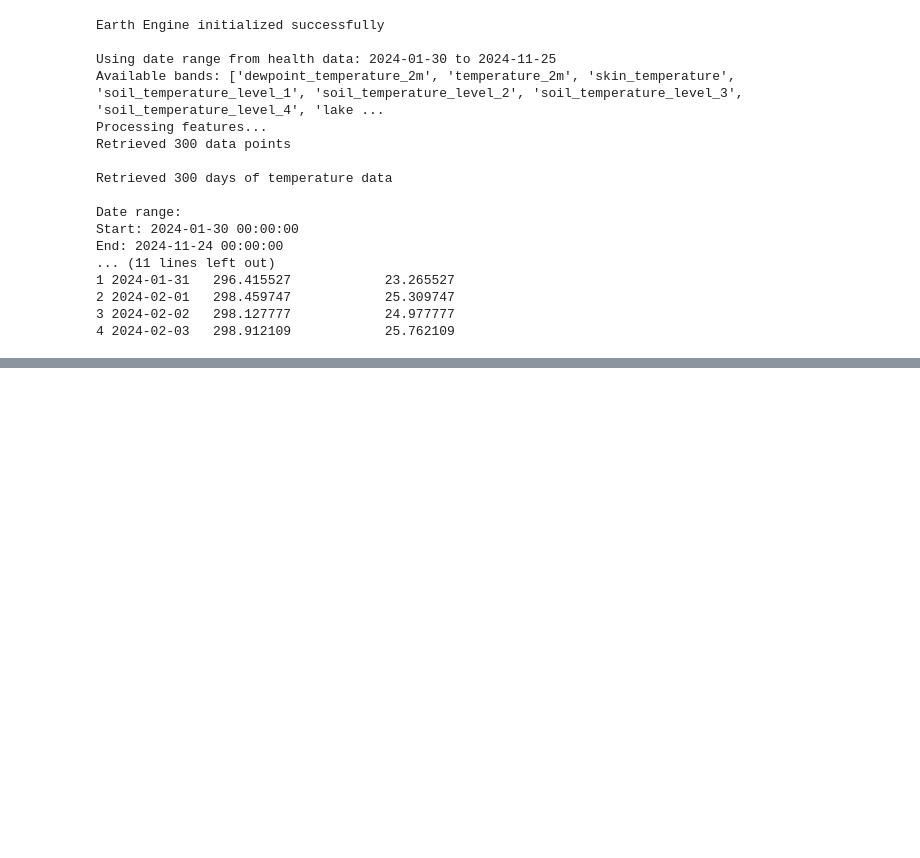
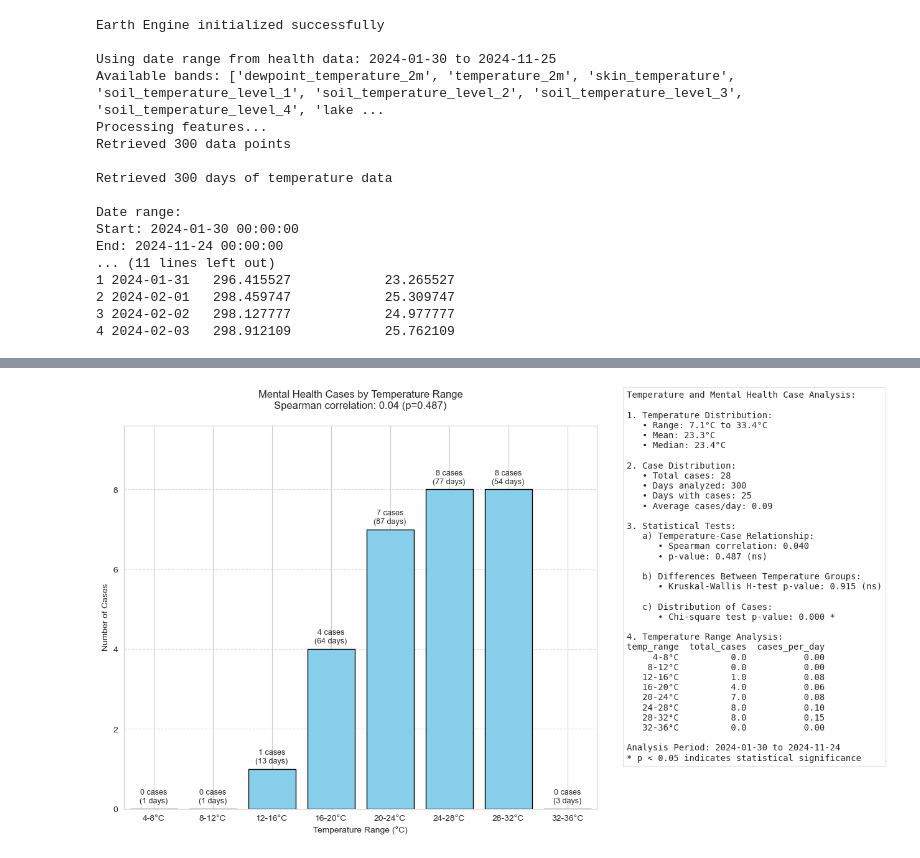
Before and after one commit to Logic06183/Joburg, a Jupyter notebook: mental_health_2.ipynb, the cells around one changed output, grey strips where cells are left out. Drawn from its saved outputs; the diff is of its cells as text; code cells hidden in the pictures; blank space fills up the shorter version.

```diff
--- a/mental_health_2.ipynb
+++ b/mental_health_2.ipynb
@@ -2383,0 +2243,6 @@ plt.show()
+# %%
+# Example usage
+plt, analysis, stats = analyze_temp_health_relationship(df, health_data)
+plt.show()
+# %% [output]
+[figure, added]
```
Also changed, not shown: parts of 5 cells of this notebook.
